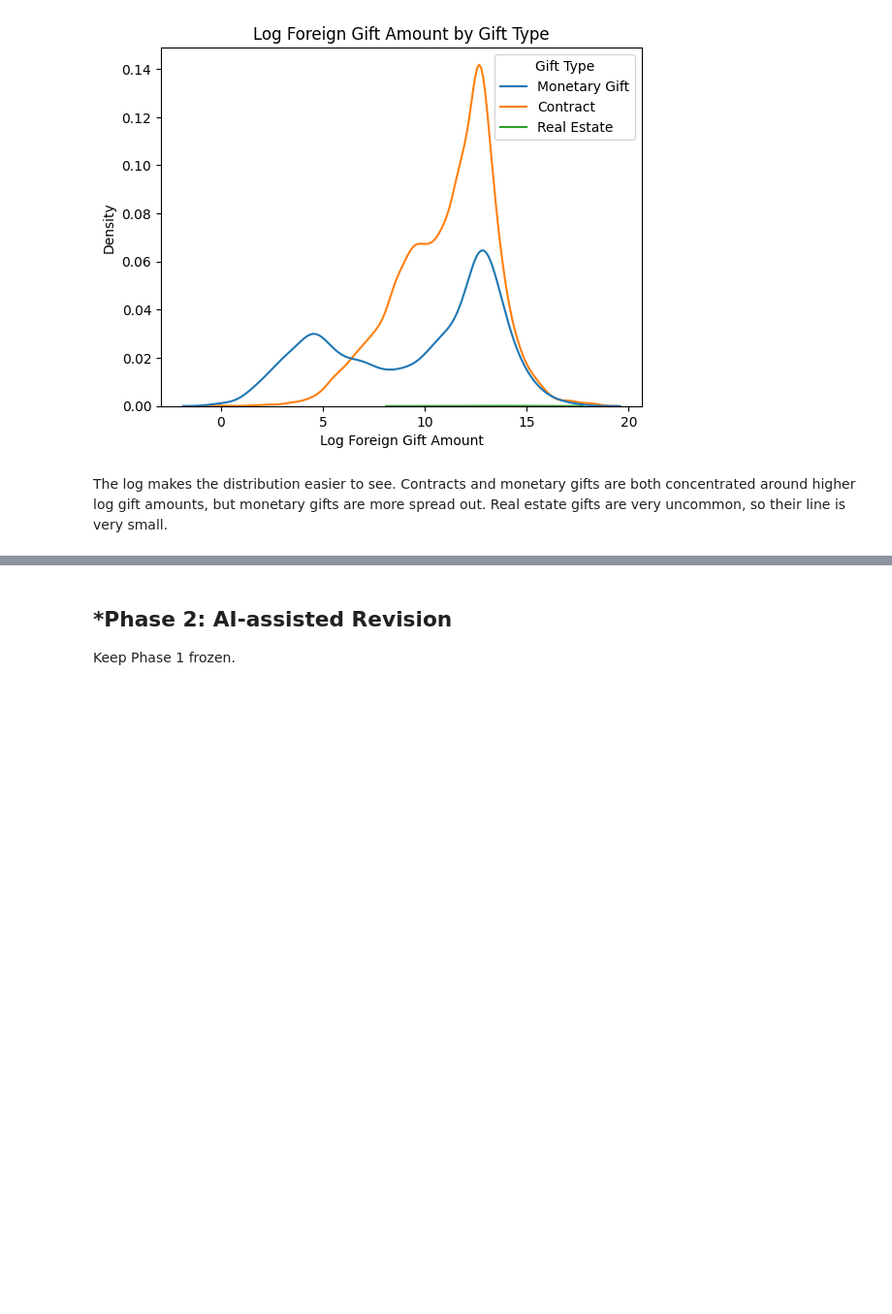
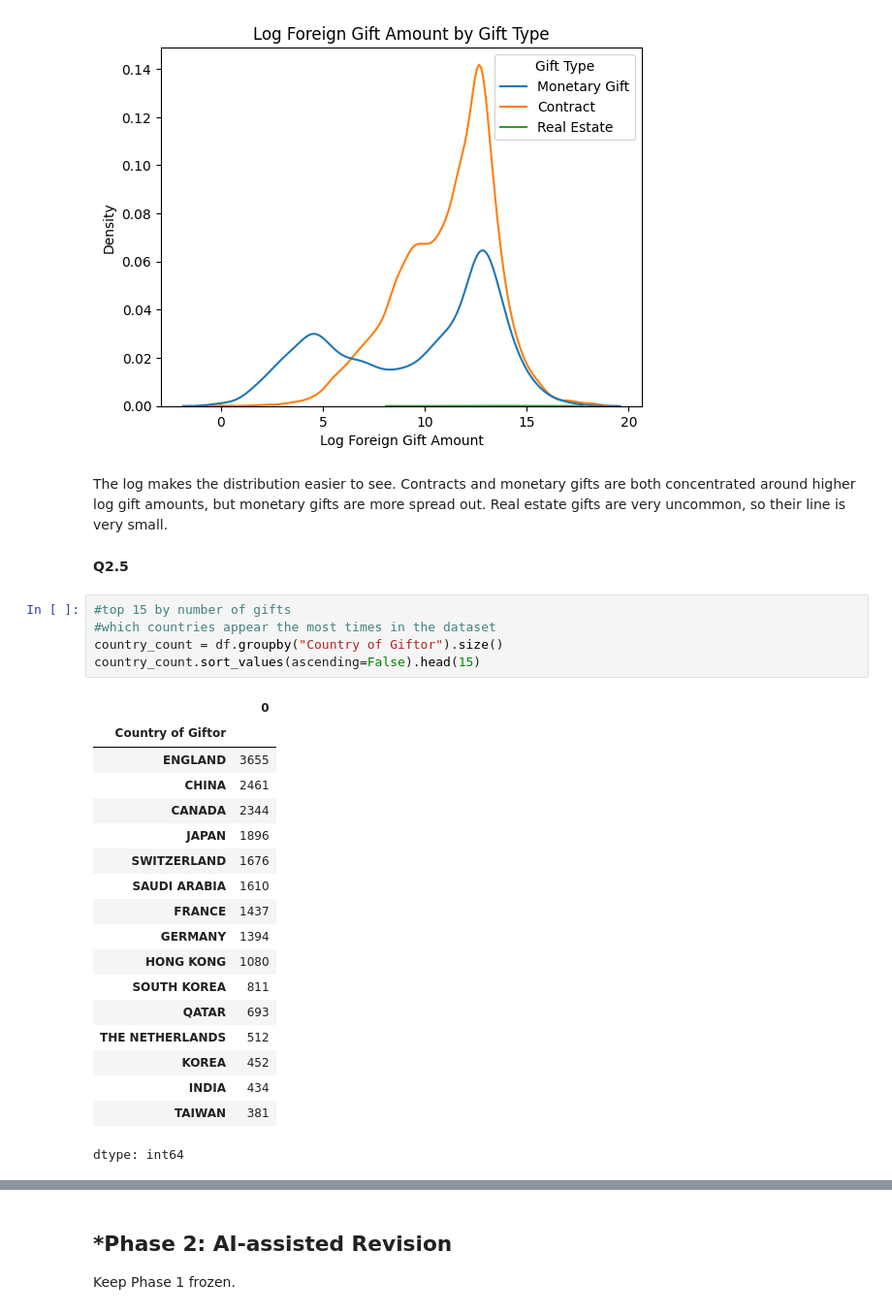
Before and after one commit to raffaellaalpaca-ai/A02-eda-and-visualization, a Jupyter notebook: notebook.ipynb, the cells around one changed output, grey strips where cells are left out. Shown at 97% size. Saved outputs shown, nothing was run; the diff lists cells and outputs as text; blank space fills up the shorter version.

```diff
--- a/notebook.ipynb
+++ b/notebook.ipynb
@@ -155,3 +155,29 @@ plt.show()
 [figure]
 # %% [markdown]
 The log makes the distribution easier to see. Contracts and monetary gifts are both concentrated around higher log gift amounts, but monetary gifts are more spread out. Real estate gifts are very uncommon, so their line is very small.
+# %% [markdown]
+**Q2.5**
+# %%
+#top 15 by number of gifts
+#which countries appear the most times in the dataset
+country_count = df.groupby("Country of Giftor").size()
+country_count.sort_values(ascending=False).head(15)
+# %% [output]
+|  | 0 |
+| Country of Giftor |  |
+| ENGLAND | 3655 |
+| CHINA | 2461 |
+| CANADA | 2344 |
+| JAPAN | 1896 |
+| SWITZERLAND | 1676 |
+| SAUDI ARABIA | 1610 |
+| FRANCE | 1437 |
+| GERMANY | 1394 |
+| HONG KONG | 1080 |
+| SOUTH KOREA | 811 |
+| QATAR | 693 |
+| THE NETHERLANDS | 512 |
+| KOREA | 452 |
+| INDIA | 434 |
+| TAIWAN | 381 |
+dtype: int64
```
Also changed, not shown: parts of 2 cells of this notebook.
